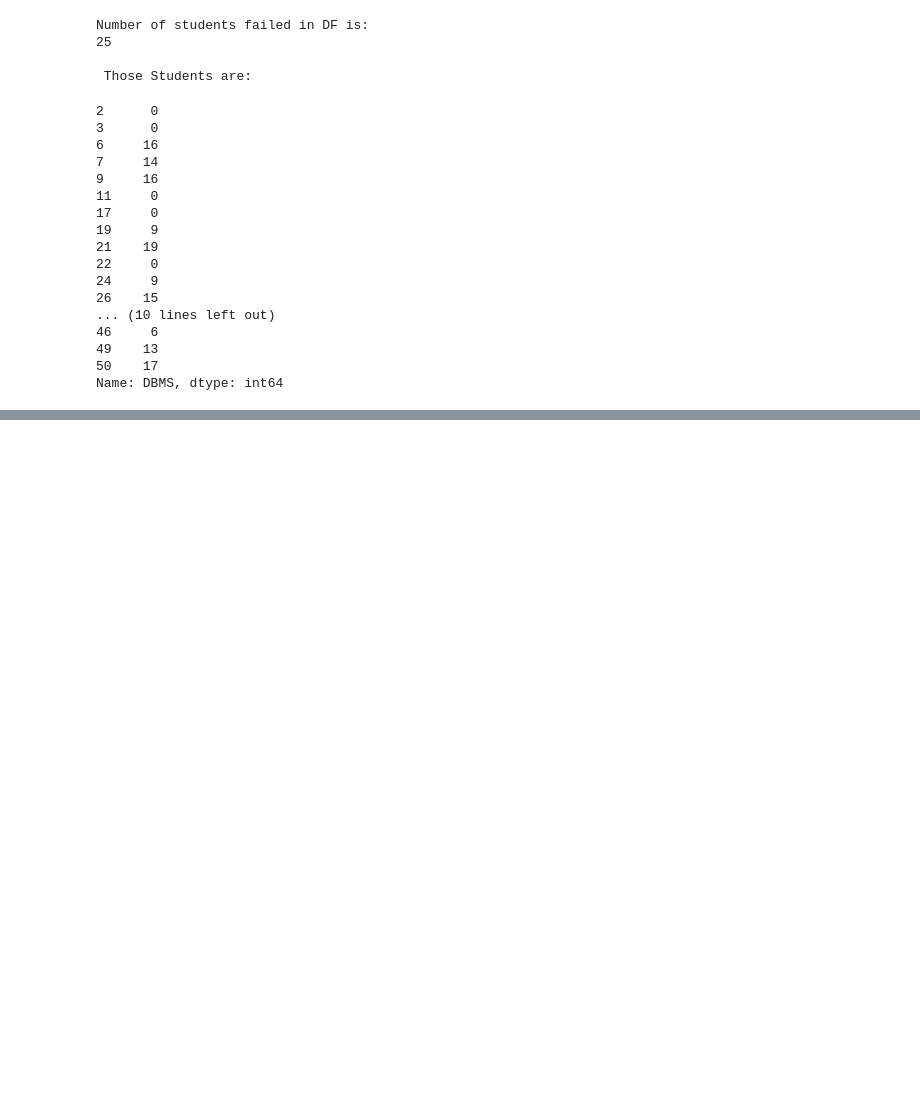
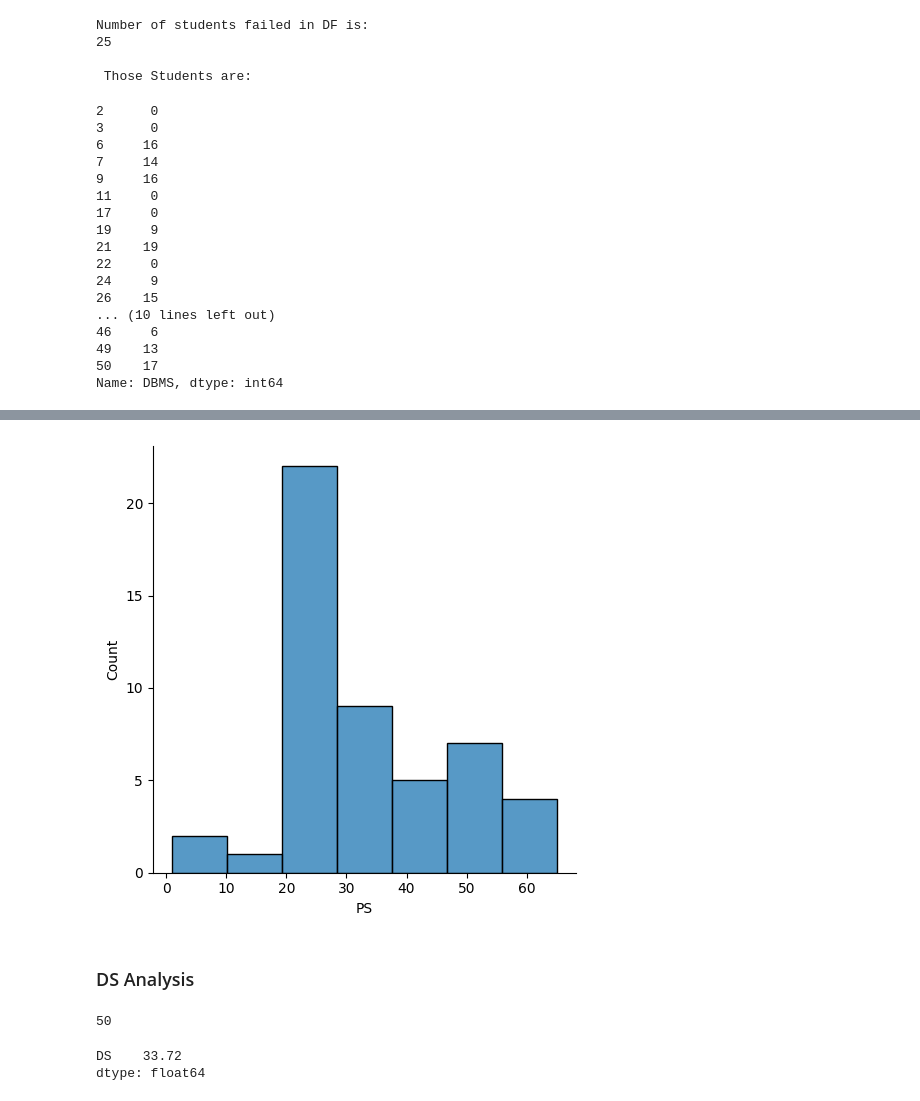
Before and after one commit to manglanivivek/marks-management, a Jupyter notebook: marking.ipynb, the cells around one changed output, grey strips where cells are left out. Drawn from its saved outputs; the diff is of its cells as text; code cells hidden in the pictures; blank space fills up the shorter version.

```diff
--- a/marking.ipynb
+++ b/marking.ipynb
@@ -157,0 +198,18 @@ mat.show()
+# %%
+sea.displot(a3,bins=7)
+mat.show()
+# %% [output]
+[figure, added]
+# %% [markdown]
+### DS Analysis
+# %%
+dscount = data['DS'].value_counts(dropna=True).sum()
+dscount
+# %% [output]
+50
+# %%
+dsavg = pd.DataFrame(data['DS'])
+print(dsavg.sum()/dscount)
+# %% [output]
+DS    33.72
+dtype: float64
```
Also changed, not shown: parts of 15 cells of this notebook.
